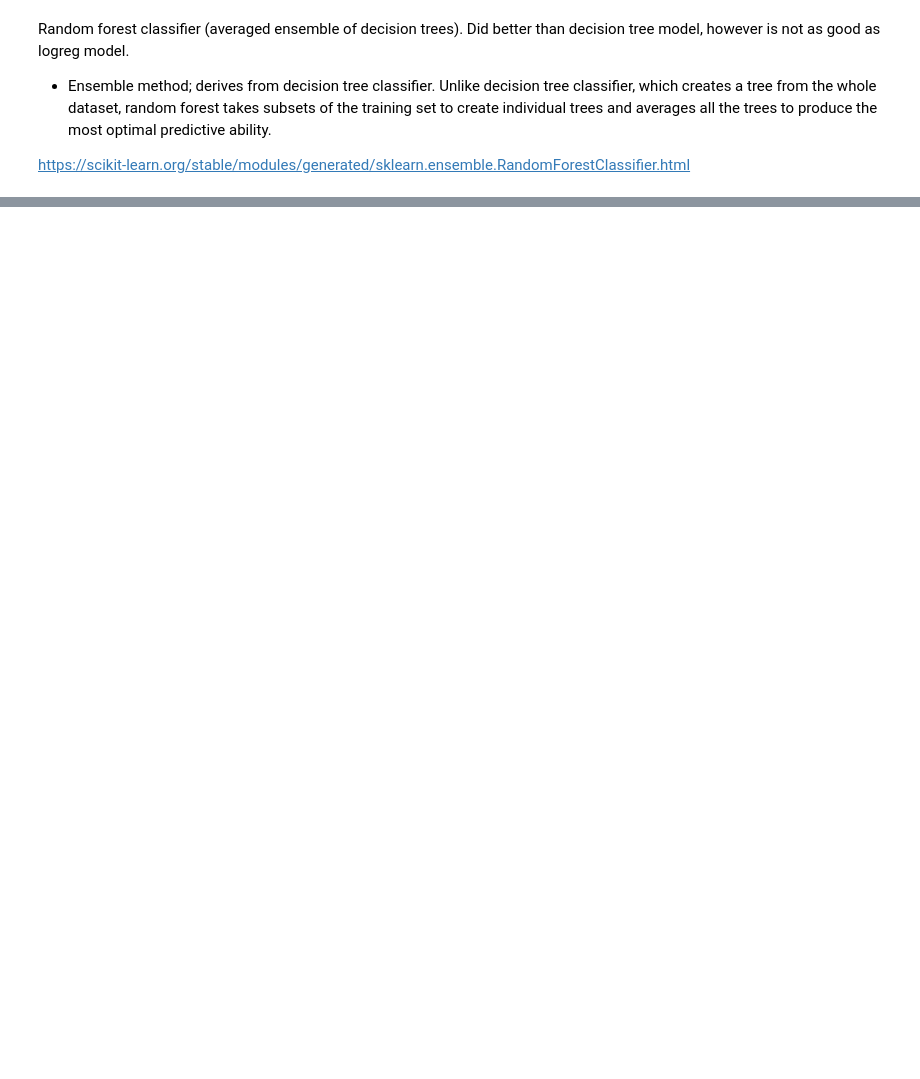
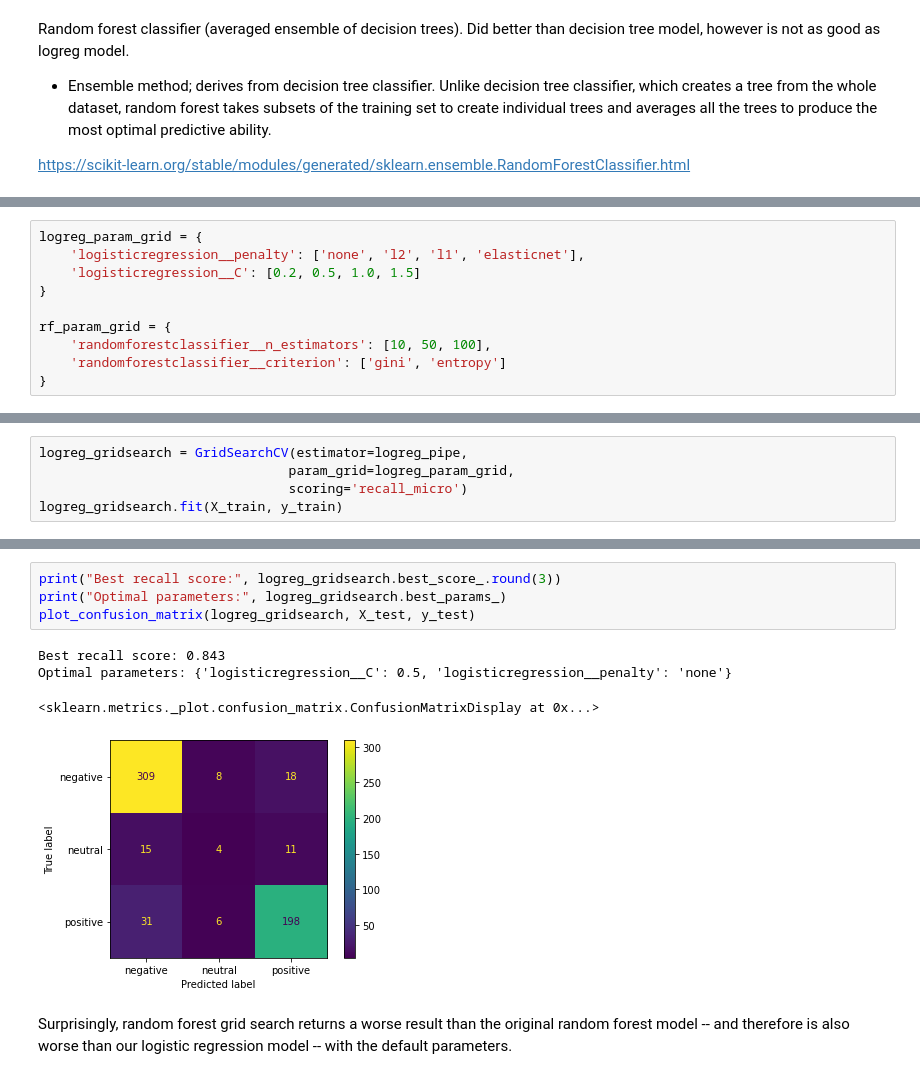
Before and after one commit to nancyho83/ACNH_Review_Sentiment, a Jupyter notebook: animal-crossing-review-analysis.ipynb, the cells around one changed output, grey strips where cells are left out. Saved outputs shown, nothing was run; the diff lists cells and outputs as text; blank space fills up the shorter version.

```diff
--- a/animal-crossing-review-analysis.ipynb
+++ b/animal-crossing-review-analysis.ipynb
@@ -305,0 +382,10 @@ Average score: 0.808259394572025
+# %%
+logreg_param_grid = {
+    'logisticregression__penalty': ['none', 'l2', 'l1', 'elasticnet'],
+    'logisticregression__C': [0.2, 0.5, 1.0, 1.5]
+}
+
+rf_param_grid = {
+    'randomforestclassifier__n_estimators': [10, 50, 100],
+    'randomforestclassifier__criterion': ['gini', 'entropy']
+}
@@ -305,0 +394,5 @@ Average score: 0.808259394572025
+# %%
+logreg_gridsearch = GridSearchCV(estimator=logreg_pipe,
+                                param_grid=logreg_param_grid,
+                                scoring='recall_micro')
+logreg_gridsearch.fit(X_train, y_train)
@@ -305,0 +410,11 @@ Average score: 0.808259394572025
+# %%
+print("Best recall score:", logreg_gridsearch.best_score_.round(3))
+print("Optimal parameters:", logreg_gridsearch.best_params_)
+plot_confusion_matrix(logreg_gridsearch, X_test, y_test)
+# %% [output]
+Best recall score: 0.843
+Optimal parameters: {'logisticregression__C': 0.5, 'logisticregression__penalty': 'none'}
+<sklearn.metrics._plot.confusion_matrix.ConfusionMatrixDisplay at 0x...>
+[figure, added]
+# %% [markdown]
+Surprisingly, random forest grid search returns a worse result than the original random forest model -- and therefore is also worse than our logistic regression model -- with the default parameters.
```
Also changed, not shown: parts of 23 cells of this notebook.
